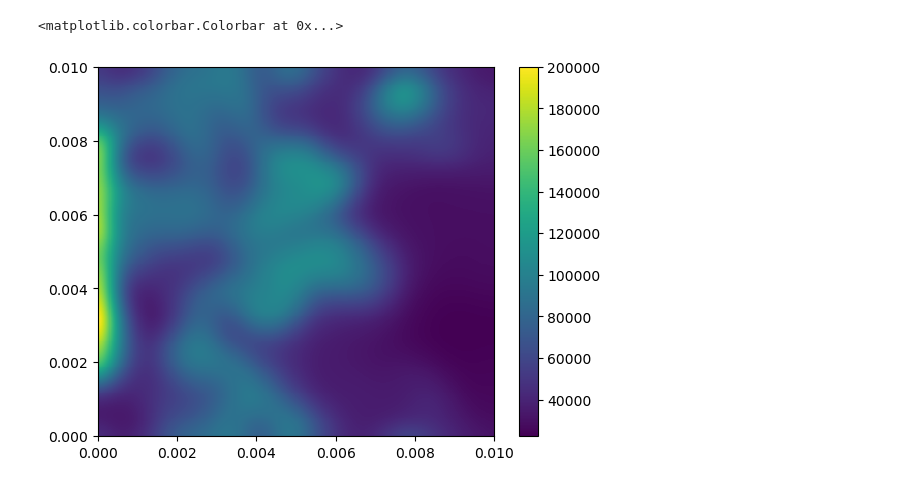
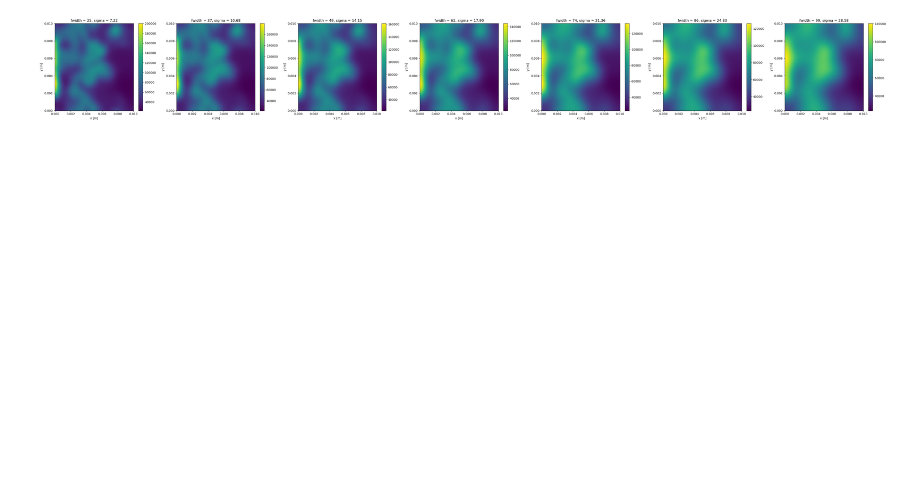
Before and after one commit to MedBox19/TAS-AE2224-I, a Jupyter notebook: mission2/Mission2.ipynb, the cells around one changed output. Drawn from its saved outputs; the diff is of its cells as text; code cells hidden in the pictures; blank space fills up the shorter version.

Commit message:
filted plot

```diff
--- a/mission2/Mission2.ipynb
+++ b/mission2/Mission2.ipynb
@@ -1,40 +1,54 @@
 # %%
 # library
 import numpy as np
 import matplotlib.pyplot as plt
 import scipy
 
 # spatial constants
 nx, ny = 384, 384
 lx, ly = 0.01, 0.01 #[m]
 dx, dy = lx/(nx-1), ly/(ny-1)
 x = np.arange(0,lx+dx,dx)
 y = np.arange(0,ly+dy,dy)
 
 # flame related constants
 TU = 1500.000 # K
 TB = 1623.47 # K
 DTH = 0.0012904903 # m
 DU = 0.2219636 # kg/m^3
 SL = 1.6585735551 # m/s
 
-# filter size in cell number - 25 means length of 25 cells
 fwidth_n = np.array([25, 37, 49, 62, 74, 86, 99])
 
-# std. deviation - this part not sure :( - please figure out and teach me :P
-sig = np.sqrt( fwidth_n[0] ** 2 /12.0 )
+# load raw data
+data_path = "bar-wtemp-slice-B1-0000080000-049.raw"
+data_orig = np.fromfile(data_path, count=-1, dtype=np.float64).reshape(nx, ny)
 
-# data load
-data_path = "bar-wtemp-slice-B1-0000080000-049.raw"
-data = np.fromfile( data_path, count=-1, dtype=np.float64).reshape(nx,ny)
-data = scipy.ndimage.gaussian_filter(data, sigma=sig, mode='reflect', radius=100)
+# Create a figure for all subplots
+plt.figure(figsize=(40, 5))  # Adjust the figure size as needed
 
-# data plot
-plt.pcolor(x, y, np.moveaxis(data, (0,1), (1,0)))
-plt.colorbar()
+# Loop over each filter width and apply the Gaussian filter
+for i, fwidth in enumerate(fwidth_n):
+    sigma = fwidth / np.sqrt(12.0)
+    data_filtered = scipy.ndimage.gaussian_filter(data_orig, sigma=sigma, mode='reflect', radius=100)
+
+    # Create a subplot for each filter width
+    plt.subplot(1, 7, i + 1)  # Creates a 3x3 grid of subplots
+    plt.pcolor(x, y, np.moveaxis(data_filtered, (0, 1), (1, 0)))
+    plt.colorbar()
+    plt.title(f"fwidth = {fwidth}, sigma ≈ {sigma:.2f}")
+    plt.xlabel("x [m]")
+    plt.ylabel("y [m]")
+
+# Adjust layout to avoid overlap of subplots
+plt.tight_layout()
+plt.savefig("filtered_subplots_highres.png", dpi=300)  # High-resolution save
+
+
+# Show the figure
+plt.show()
 # %% [output]
-<matplotlib.colorbar.Colorbar at 0x...>
-[figure, old version]
+[figure, new version]
 # %%
 # library
 import numpy as np
```
Also changed, not shown: parts of 1 cell of this notebook, 1 other file.
